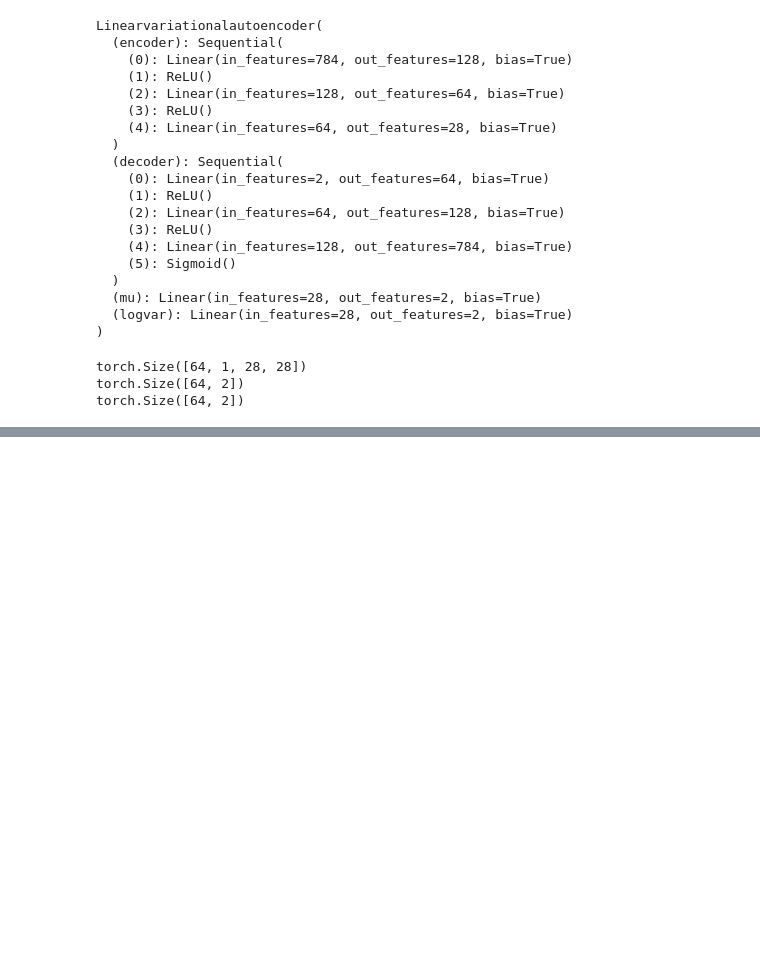
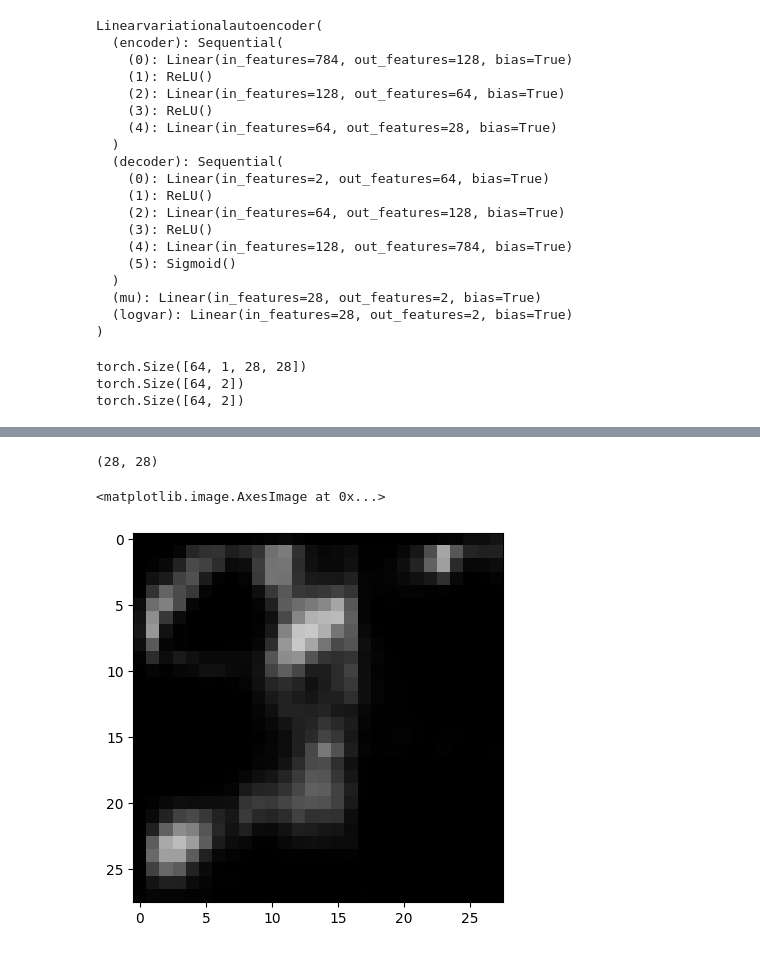
Before and after one commit to Yub-S/deep_generative_models, a Jupyter notebook: variational_autoencoder.ipynb, the cells around one changed output, grey strips where cells are left out. Saved outputs shown, nothing was run; the diff lists cells and outputs as text; code cells hidden in the pictures; blank space fills up the shorter version.

```diff
--- a/variational_autoencoder.ipynb
+++ b/variational_autoencoder.ipynb
@@ -18,11 +18,13 @@ test_dataset = torchvision.datasets.MNIST(root = './data',
 
 train_loader = torch.utils.data.DataLoader(dataset = train_dataset,
                                            batch_size = 64,
-                                           shuffle = True) # Batch_size, channel_size, height, width
+                                           shuffle = True,
+                                           drop_last = True) # Batch_size, channel_size, height, width
 
 test_loader = torch.utils.data.DataLoader(dataset = test_dataset,
                                           batch_size = 64,
-                                          shuffle = False)
+                                          shuffle = False,
+                                          drop_last = True)
 # %%
 sample = iter(train_loader)
 images,labels = next(sample)
@@ -108,0 +390,3 @@ torch.Size([64, 2])
+# %%
+# train the conv vae
+model , train_losses,evaluation_losses,encoded_data_per_eval = train(conv_model,train_loader,test_loader,64,1,11,5,"VAE")
@@ -108,0 +411,15 @@ torch.Size([64, 2])
+# %%
+# generation
+import matplotlib.pyplot as plt
+sample = torch.randn((1,2,4,4)).to(device)
+model.to(device)
+with torch.no_grad():
+  generation = model.forward_dec(sample).to('cpu')
+
+generation = generation.detach().numpy().reshape(28,28)
+print(generation.shape)
+plt.imshow(generation, cmap='gray',vmin=0, vmax=1)
+# %% [output]
+(28, 28)
+<matplotlib.image.AxesImage at 0x...>
+[figure, added]
```
Also changed, not shown: parts of 14 cells of this notebook.
